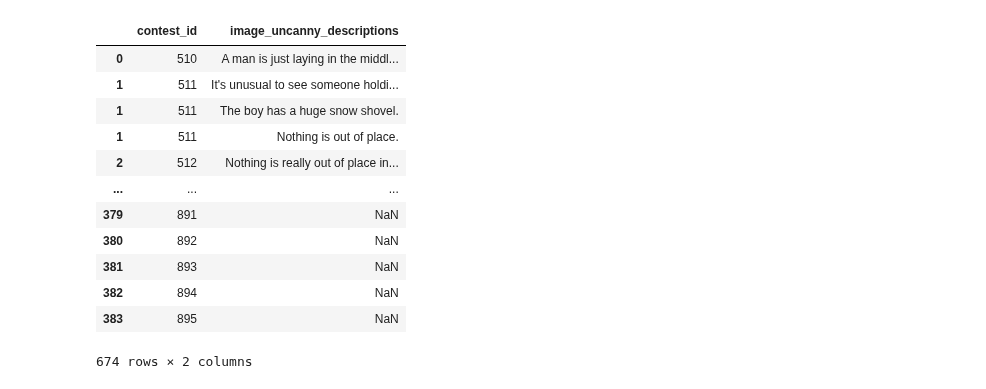
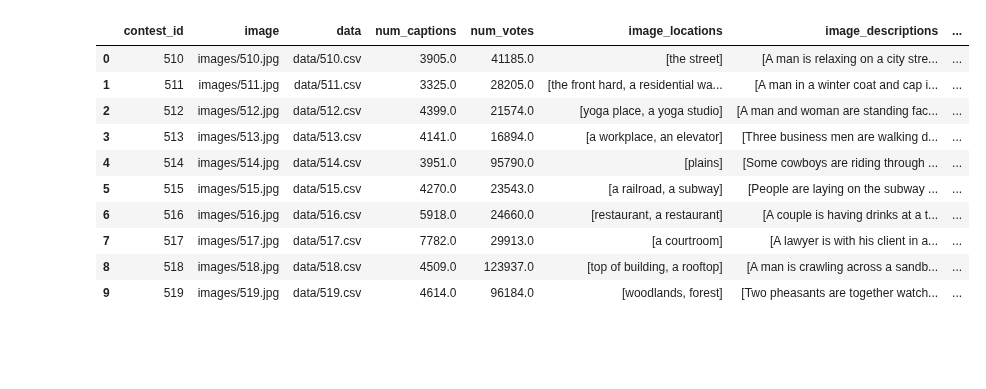
Before and after one commit to epfl-ada/ada-2025-project-data_dinosaur, a Jupyter notebook: results.ipynb, the cells around one changed output. Drawn from its saved outputs; the diff is of its cells as text; code cells hidden in the pictures; blank space fills up the shorter version.

```diff
--- a/results.ipynb
+++ b/results.ipynb
@@ -19,42 +20,21 @@ from scipy.stats import ttest_ind
-# %%
-data_folder = './data/newyorker_caption_contest/'
-df = pd.read_json(data_folder + 'contests.json')
-metadata = df['metadata'].apply(pd.Series)
-df = pd.concat([df.drop(columns=['metadata']), metadata], axis=1)
-
-def separate(df, col):
-    '''
-    Create a new dataframe by exploding and isolating a specific column.
-
-    Parameters:
-    df (pd.DataFrame): The original dataframe.
-    col (str): The column to explode and isolate.
-    '''
-
-    df_new = df.explode(col)
-    return df_new[['contest_id', col]]
-
-
-#separate dataframes
-df_base = df[['contest_id', 'num_captions', 'num_votes']]
-df_locations = separate(df, 'image_locations')
-df_descriptions = separate(df, 'image_descriptions')
-df_uncanny = separate(df, 'image_uncanny_descriptions')
-df_entities = separate(df, 'entities')
-df_questions = separate(df, 'questions')
-
-df_uncanny
-# %% [output]
-|  | contest_id | image_uncanny_descriptions |
-| 0 | 510 | A man is just laying in the middl... |
-| 1 | 511 | It's unusual to see someone holdi... |
-| 1 | 511 | The boy has a huge snow shovel. |
-| 1 | 511 | Nothing is out of place. |
-| 2 | 512 | Nothing is really out of place in... |
-| ... | ... | ... |
-| 379 | 891 | NaN |
-| 380 | 892 | NaN |
-| 381 | 893 | NaN |
-| 382 | 894 | NaN |
-| 383 | 895 | NaN |
-674 rows × 2 columns
+# %%
+#data from json file
+
+data_folder = './data/newyorker_caption_contest/'
+df = pd.read_json(data_folder + 'contests.json')
+metadata = df['metadata'].apply(pd.Series)
+df = pd.concat([df.drop(columns=['metadata']), metadata], axis=1)
+
+df.head(10)
+# %% [output]
+|  | contest_id | image | data | num_captions | num_votes | image_locations | image_descriptions | ... |
+| 0 | 510 | images/510.jpg | data/510.csv | 3905.0 | 41185.0 | [the street] | [A man is relaxing on a city stre... | ... |
+| 1 | 511 | images/511.jpg | data/511.csv | 3325.0 | 28205.0 | [the front hard, a residential wa... | [A man in a winter coat and cap i... | ... |
+| 2 | 512 | images/512.jpg | data/512.csv | 4399.0 | 21574.0 | [yoga place, a yoga studio] | [A man and woman are standing fac... | ... |
+| 3 | 513 | images/513.jpg | data/513.csv | 4141.0 | 16894.0 | [a workplace, an elevator] | [Three business men are walking d... | ... |
+| 4 | 514 | images/514.jpg | data/514.csv | 3951.0 | 95790.0 | [plains] | [Some cowboys are riding through ... | ... |
+| 5 | 515 | images/515.jpg | data/515.csv | 4270.0 | 23543.0 | [a railroad, a subway] | [People are laying on the subway ... | ... |
+| 6 | 516 | images/516.jpg | data/516.csv | 5918.0 | 24660.0 | [restaurant, a restaurant] | [A couple is having drinks at a t... | ... |
+| 7 | 517 | images/517.jpg | data/517.csv | 7782.0 | 29913.0 | [a courtroom] | [A lawyer is with his client in a... | ... |
+| 8 | 518 | images/518.jpg | data/518.csv | 4509.0 | 123937.0 | [top of building, a rooftop] | [A man is crawling across a sandb... | ... |
+| 9 | 519 | images/519.jpg | data/519.csv | 4614.0 | 96184.0 | [woodlands, forest] | [Two pheasants are together watch... | ... |
```
Also changed, not shown: parts of 11 cells of this notebook.
